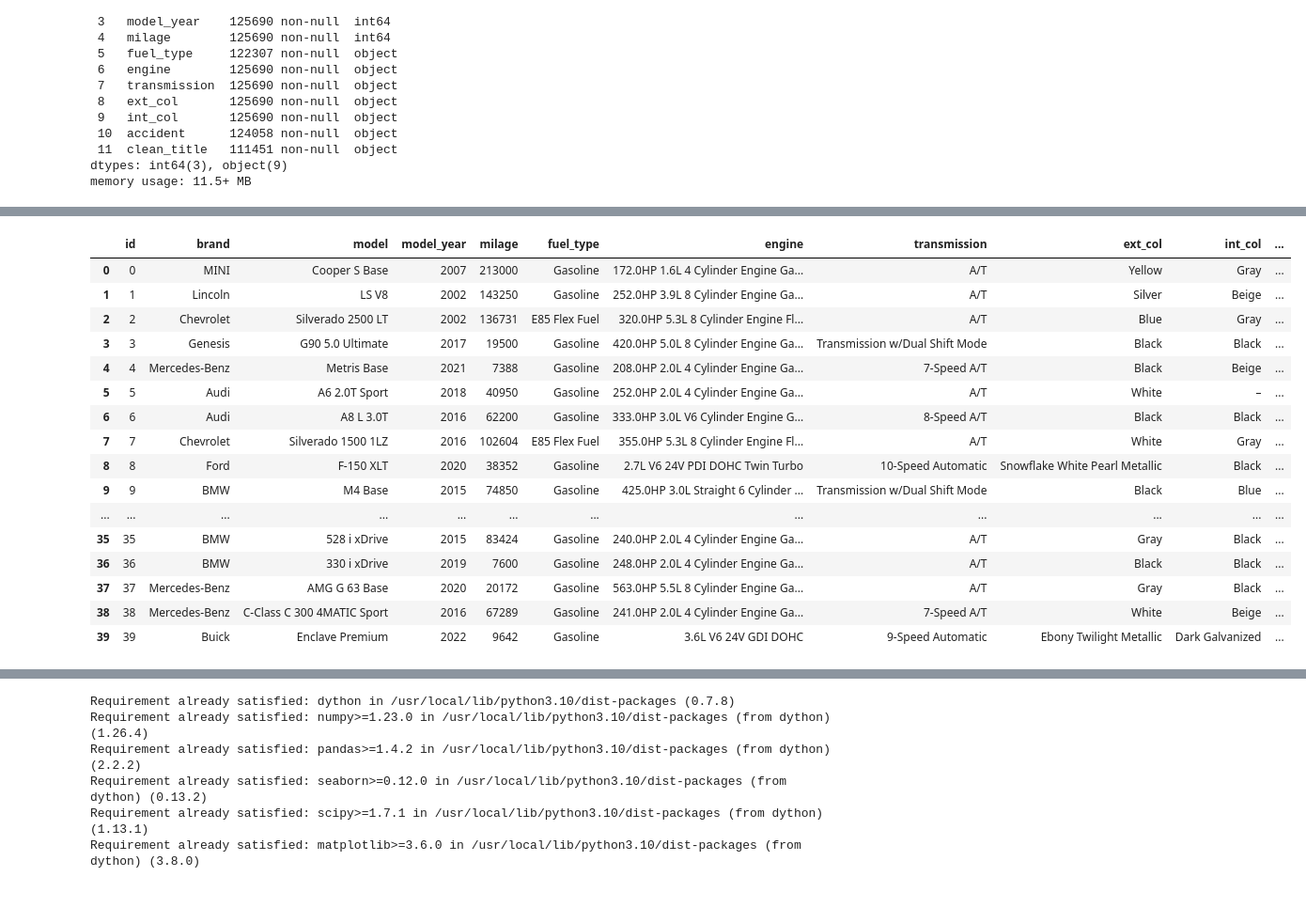
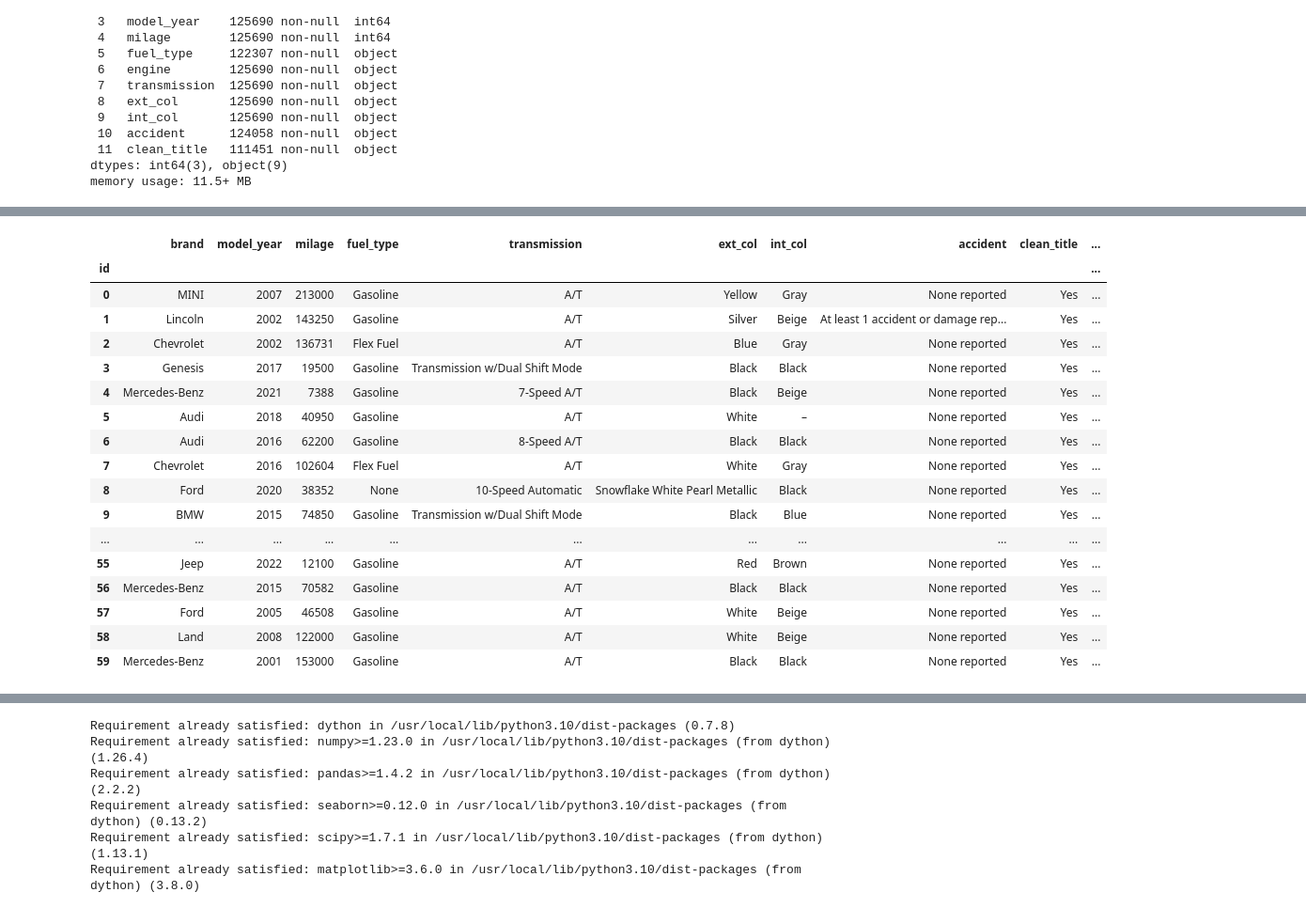
Before and after one commit to s669799/DAT158-MLproject, a Jupyter notebook: Cars.ipynb, the cells around one changed output, grey strips where cells are left out. Shown at 94% size. Cells and saved outputs as stored; diff of their text form; code cells hidden in the pictures.

```diff
--- a/Cars.ipynb
+++ b/Cars.ipynb
@@ -197,20 +256,39 @@ df_test['accident'].fillna('None reported', inplace=True)
+# %%
+# We have extraced what we need from engine, model is hard to categorize and engine_type has too much missing data to use effectively, so we drop these columns.
+columns_to_drop = ['model', 'engine_type',]
+df_train.drop(columns=[col for col in columns_to_drop if col in df_train.columns], inplace=True)
+df_test.drop(columns=[col for col in columns_to_drop if col in df_test.columns], inplace=True)
+# %%
+from sklearn.experimental import enable_iterative_imputer
+from sklearn.impute import IterativeImputer, SimpleImputer
+
+# Iterative Imputer: Limit max iterations and increase tolerance
+imputer = IterativeImputer(max_iter=10, tol=1e-3, random_state=0)
+
+df_train[['horsepower', 'displacement']] = imputer.fit_transform(df_train[['horsepower', 'displacement']])
+df_test[['horsepower', 'displacement']] = imputer.transform(df_test[['horsepower', 'displacement']])
+
+simple_imputer = SimpleImputer(strategy='mean')
+df_train['cylinders'] = simple_imputer.fit_transform(df_train[['cylinders']])
+df_test['cylinders'] = simple_imputer.transform(df_test[['cylinders']])
 # %%
-df_train.head(40)
+df_train.head(60)
 # %% [output]
-|  | id | brand | model | model_year | milage | fuel_type | engine | transmission | ext_col | int_col | ... |
-| 0 | 0 | MINI | Cooper S Base | 2007 | 213000 | Gasoline | 172.0HP 1.6L 4 Cylinder Engine Ga... | A/T | Yellow | Gray | ... |
-| 1 | 1 | Lincoln | LS V8 | 2002 | 143250 | Gasoline | 252.0HP 3.9L 8 Cylinder Engine Ga... | A/T | Silver | Beige | ... |
-| 2 | 2 | Chevrolet | Silverado 2500 LT | 2002 | 136731 | E85 Flex Fuel | 320.0HP 5.3L 8 Cylinder Engine Fl... | A/T | Blue | Gray | ... |
-| 3 | 3 | Genesis | G90 5.0 Ultimate | 2017 | 19500 | Gasoline | 420.0HP 5.0L 8 Cylinder Engine Ga... | Transmission w/Dual Shift Mode | Black | Black | ... |
-| 4 | 4 | Mercedes-Benz | Metris Base | 2021 | 7388 | Gasoline | 208.0HP 2.0L 4 Cylinder Engine Ga... | 7-Speed A/T | Black | Beige | ... |
-| 5 | 5 | Audi | A6 2.0T Sport | 2018 | 40950 | Gasoline | 252.0HP 2.0L 4 Cylinder Engine Ga... | A/T | White | – | ... |
-| 6 | 6 | Audi | A8 L 3.0T | 2016 | 62200 | Gasoline | 333.0HP 3.0L V6 Cylinder Engine G... | 8-Speed A/T | Black | Black | ... |
-| 7 | 7 | Chevrolet | Silverado 1500 1LZ | 2016 | 102604 | E85 Flex Fuel | 355.0HP 5.3L 8 Cylinder Engine Fl... | A/T | White | Gray | ... |
-| 8 | 8 | Ford | F-150 XLT | 2020 | 38352 | Gasoline | 2.7L V6 24V PDI DOHC Twin Turbo | 10-Speed Automatic | Snowflake White Pearl Metallic | Black | ... |
-| 9 | 9 | BMW | M4 Base | 2015 | 74850 | Gasoline | 425.0HP 3.0L Straight 6 Cylinder ... | Transmission w/Dual Shift Mode | Black | Blue | ... |
-| ... | ... | ... | ... | ... | ... | ... | ... | ... | ... | ... | ... |
-| 35 | 35 | BMW | 528 i xDrive | 2015 | 83424 | Gasoline | 240.0HP 2.0L 4 Cylinder Engine Ga... | A/T | Gray | Black | ... |
-| 36 | 36 | BMW | 330 i xDrive | 2019 | 7600 | Gasoline | 248.0HP 2.0L 4 Cylinder Engine Ga... | A/T | Black | Black | ... |
-| 37 | 37 | Mercedes-Benz | AMG G 63 Base | 2020 | 20172 | Gasoline | 563.0HP 5.5L 8 Cylinder Engine Ga... | A/T | Gray | Black | ... |
-| 38 | 38 | Mercedes-Benz | C-Class C 300 4MATIC Sport | 2016 | 67289 | Gasoline | 241.0HP 2.0L 4 Cylinder Engine Ga... | 7-Speed A/T | White | Beige | ... |
-| 39 | 39 | Buick | Enclave Premium | 2022 | 9642 | Gasoline | 3.6L V6 24V GDI DOHC | 9-Speed Automatic | Ebony Twilight Metallic | Dark Galvanized | ... |
+|  | brand | model_year | milage | fuel_type | transmission | ext_col | int_col | accident | clean_title | ... |
+| id |  |  |  |  |  |  |  |  |  | ... |
+| 0 | MINI | 2007 | 213000 | Gasoline | A/T | Yellow | Gray | None reported | Yes | ... |
+| 1 | Lincoln | 2002 | 143250 | Gasoline | A/T | Silver | Beige | At least 1 accident or damage rep... | Yes | ... |
+| 2 | Chevrolet | 2002 | 136731 | Flex Fuel | A/T | Blue | Gray | None reported | Yes | ... |
+| 3 | Genesis | 2017 | 19500 | Gasoline | Transmission w/Dual Shift Mode | Black | Black | None reported | Yes | ... |
+| 4 | Mercedes-Benz | 2021 | 7388 | Gasoline | 7-Speed A/T | Black | Beige | None reported | Yes | ... |
+| 5 | Audi | 2018 | 40950 | Gasoline | A/T | White | – | None reported | Yes | ... |
+| 6 | Audi | 2016 | 62200 | Gasoline | 8-Speed A/T | Black | Black | None reported | Yes | ... |
+| 7 | Chevrolet | 2016 | 102604 | Flex Fuel | A/T | White | Gray | None reported | Yes | ... |
+| 8 | Ford | 2020 | 38352 | None | 10-Speed Automatic | Snowflake White Pearl Metallic | Black | None reported | Yes | ... |
+| 9 | BMW | 2015 | 74850 | Gasoline | Transmission w/Dual Shift Mode | Black | Blue | None reported | Yes | ... |
+| ... | ... | ... | ... | ... | ... | ... | ... | ... | ... | ... |
+| 55 | Jeep | 2022 | 12100 | Gasoline | A/T | Red | Brown | None reported | Yes | ... |
+| 56 | Mercedes-Benz | 2015 | 70582 | Gasoline | A/T | Black | Black | None reported | Yes | ... |
+| 57 | Ford | 2005 | 46508 | Gasoline | A/T | White | Beige | None reported | Yes | ... |
+| 58 | Land | 2008 | 122000 | Gasoline | A/T | White | Beige | None reported | Yes | ... |
+| 59 | Mercedes-Benz | 2001 | 153000 | Gasoline | A/T | Black | Black | None reported | Yes | ... |
```
Also changed, not shown: parts of 14 cells of this notebook.
